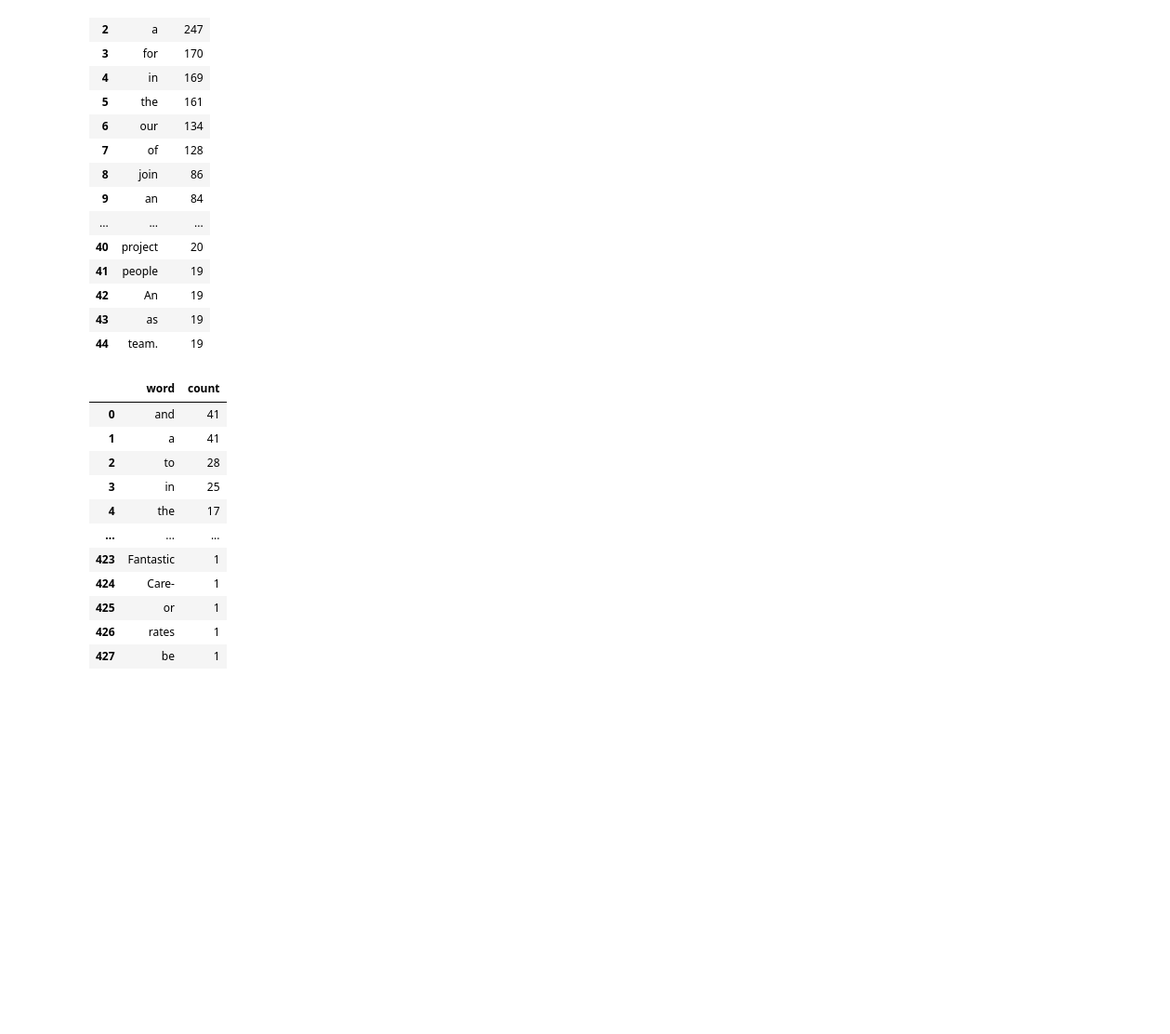
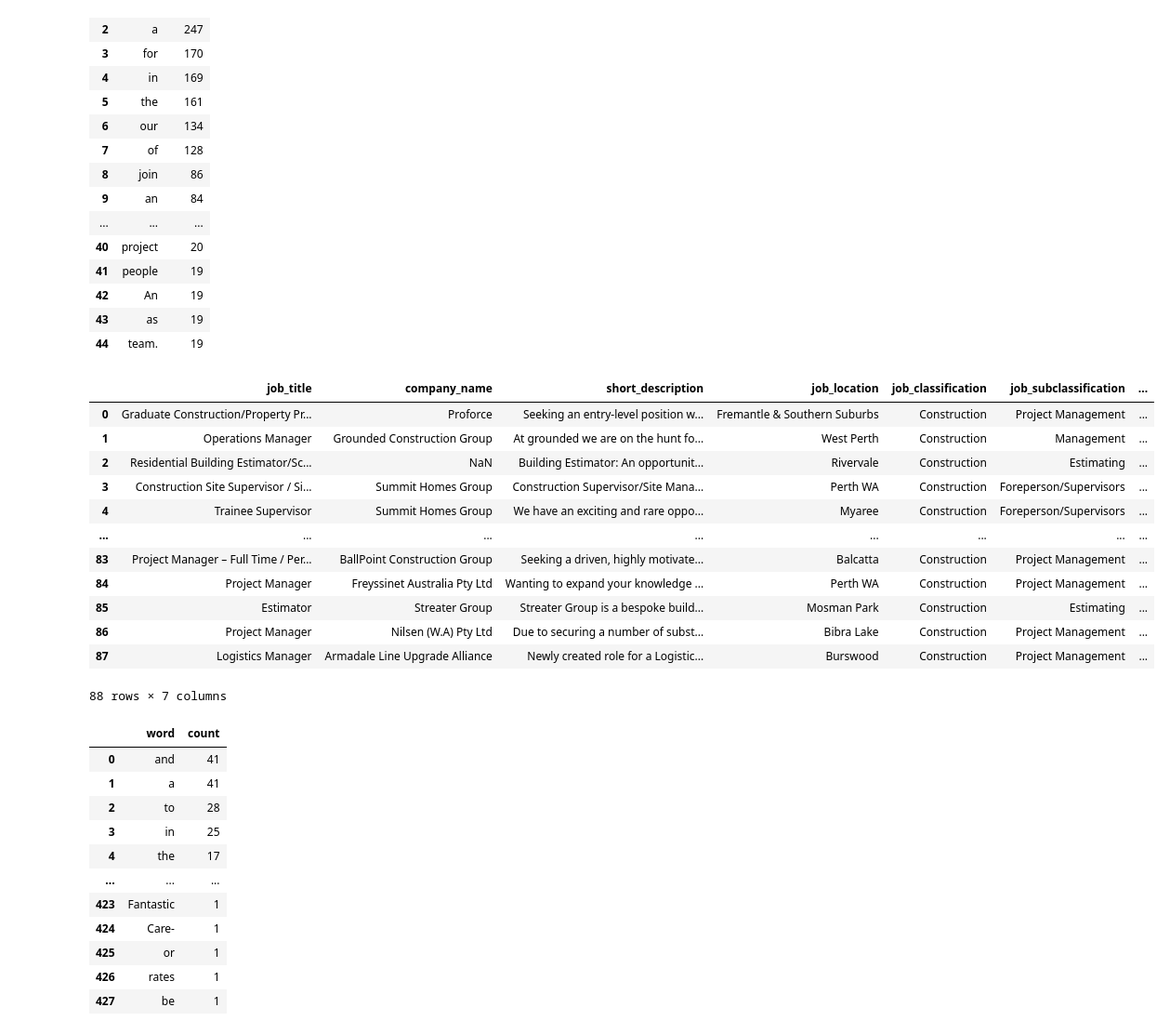
Before and after one commit to jonowood/Project_3, a Jupyter notebook: Webscraper Clean - Jon-checkpoint.ipynb, the cells around one changed output. Shown at 93% size. Drawn from its saved outputs; the diff is of its cells as text; code cells hidden in the pictures; blank space fills up the shorter version.

```diff
--- a/Webscraper Clean - Jon-checkpoint.ipynb
+++ b/Webscraper Clean - Jon-checkpoint.ipynb
@@ -149,11 +151,29 @@ seek_count.head(45)
 # %%
 # Create word count for each job field
 
 construction_df = seek_data_df[seek_data_df['job_classification']=='Construction']
 engineering_df = seek_data_df[seek_data_df['job_classification']=='Engineering']
 healthcare_medical_df = seek_data_df[seek_data_df['job_classification']=='Healthcare & Medical']
 sales_df = seek_data_df[seek_data_df['job_classification']=='Sales']
 jobs_in_community_services_development_df = seek_data_df[seek_data_df['job_classification']=='Community Services & Development']
+
+################################################################
+
+construction_df
+# %% [output]
+|  | job_title | company_name | short_description | job_location | job_classification | job_subclassification | ... |
+| 0 | Graduate Construction/Property Pr... | Proforce | Seeking an entry-level position w... | Fremantle & Southern Suburbs | Construction | Project Management | ... |
+| 1 | Operations Manager | Grounded Construction Group | At grounded we are on the hunt fo... | West Perth | Construction | Management | ... |
+| 2 | Residential Building Estimator/Sc... | NaN | Building Estimator: An opportunit... | Rivervale | Construction | Estimating | ... |
+| 3 | Construction Site Supervisor / Si... | Summit Homes Group | Construction Supervisor/Site Mana... | Perth WA | Construction | Foreperson/Supervisors | ... |
+| 4 | Trainee Supervisor | Summit Homes Group | We have an exciting and rare oppo... | Myaree | Construction | Foreperson/Supervisors | ... |
+| ... | ... | ... | ... | ... | ... | ... | ... |
+| 83 | Project Manager – Full Time / Per... | BallPoint Construction Group | Seeking a driven, highly motivate... | Balcatta | Construction | Project Management | ... |
+| 84 | Project Manager | Freyssinet Australia Pty Ltd | Wanting to expand your knowledge ... | Perth WA | Construction | Project Management | ... |
+| 85 | Estimator | Streater Group | Streater Group is a bespoke build... | Mosman Park | Construction | Estimating | ... |
+| 86 | Project Manager | Nilsen (W.A) Pty Ltd | Due to securing a number of subst... | Bibra Lake | Construction | Project Management | ... |
+| 87 | Logistics Manager | Armadale Line Upgrade Alliance | Newly created role for a Logistic... | Burswood | Construction | Project Management | ... |
+88 rows × 7 columns
 # %%
 # create word count for each job type
 # word cloud
```
Also changed, not shown: parts of 5 cells of this notebook.
